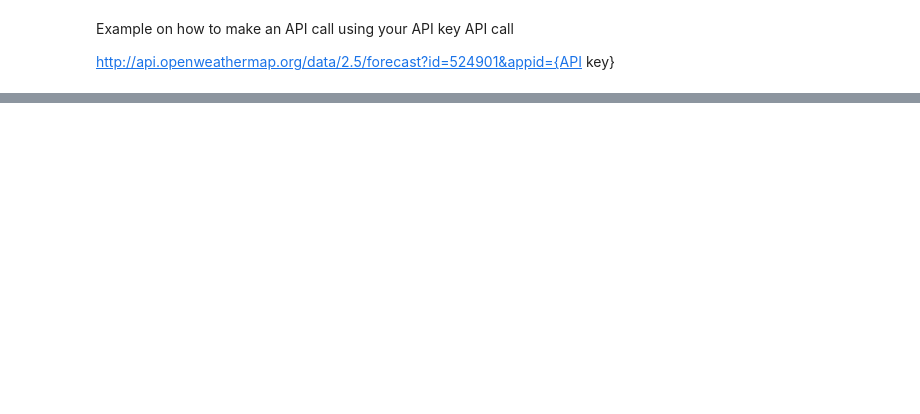
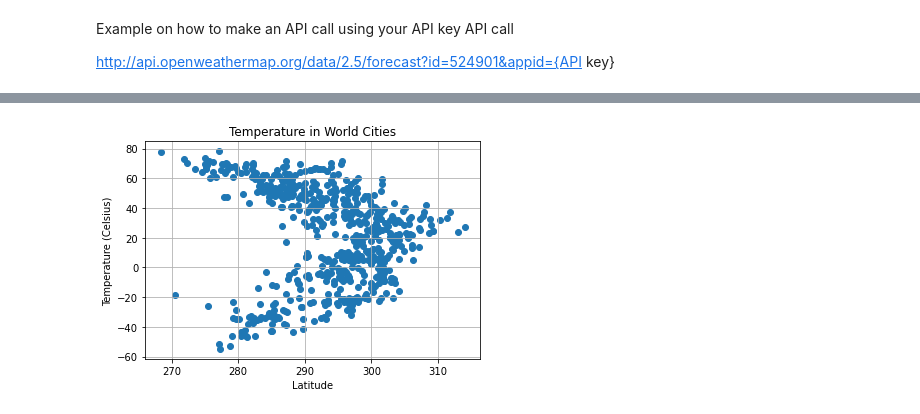
Before and after one commit to Rob397/python-api-challenge, a Jupyter notebook: WeatherPy/WeatherPy.ipynb, the cells around one changed output, grey strips where cells are left out. Drawn from its saved outputs; the diff is of its cells as text; code cells hidden in the pictures; blank space fills up the shorter version.

```diff
--- a/WeatherPy/WeatherPy.ipynb
+++ b/WeatherPy/WeatherPy.ipynb
@@ -216,18 +216,20 @@ weather_data.to_csv("weatherdata")
 # %%
 # Build a scatter plot for each data type
 # plt.xlim( [ -90, 90 ] )
 # plt.ylim( [-50 , 130 ] )
-plt.scatter(weather_data["Temp"], weather_data["Latitude"], marker="o")
+plt.scatter(weather_data["Temp"], weather_data["Lat"], marker="o")
 
 # Incorporate the other graph properties
 plt.title("Temperature in World Cities")
 plt.ylabel("Temperature (Celsius)")
 plt.xlabel("Latitude")
 plt.grid(True)
 
 # Save the figure
 plt.savefig("TemperatureInWorldCities.png")
 
 # Show plot
 plt.show()
+# %% [output]
+[figure, added]
 # %%
```
Also changed, not shown: parts of 18 cells of this notebook, 6 other files.
